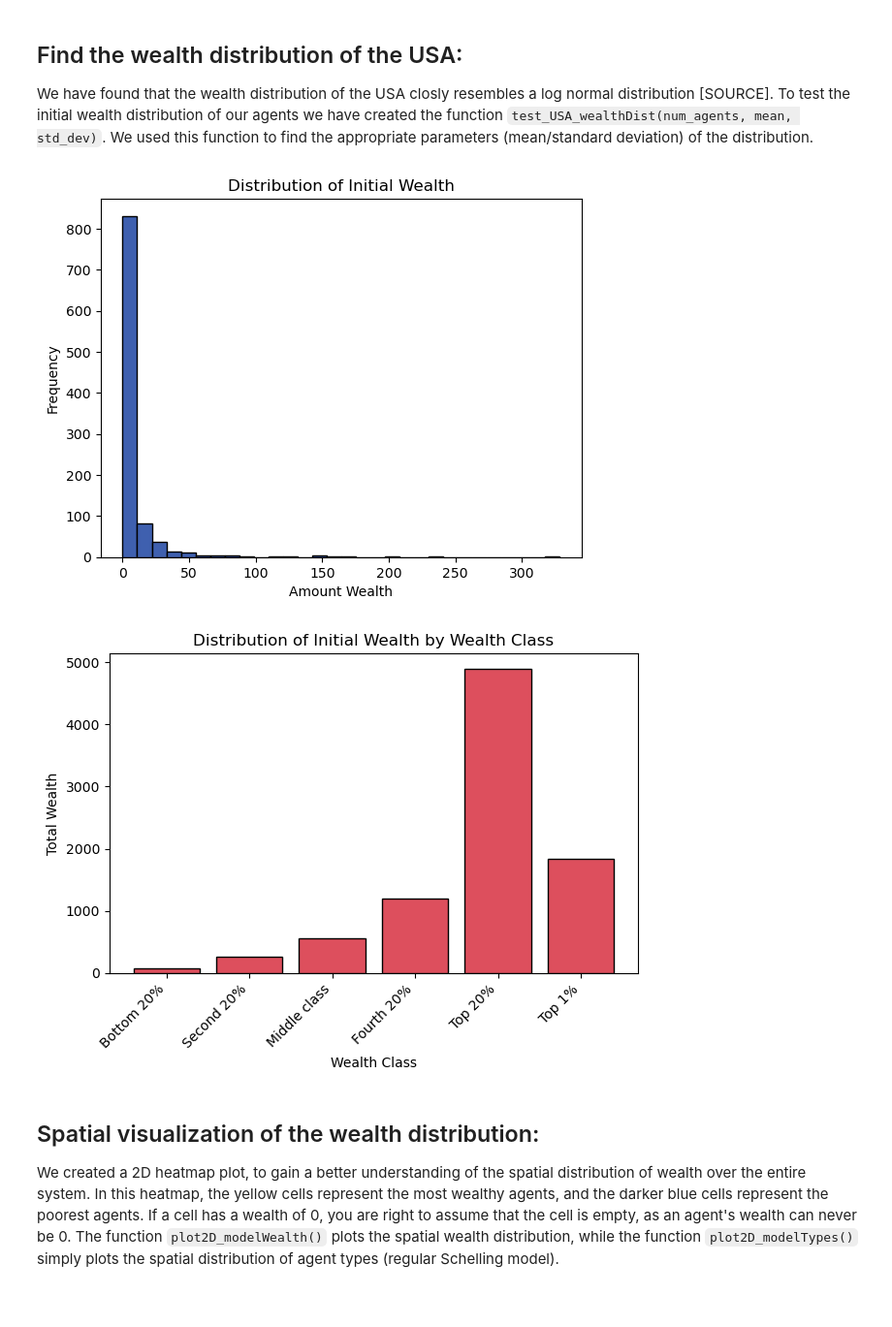
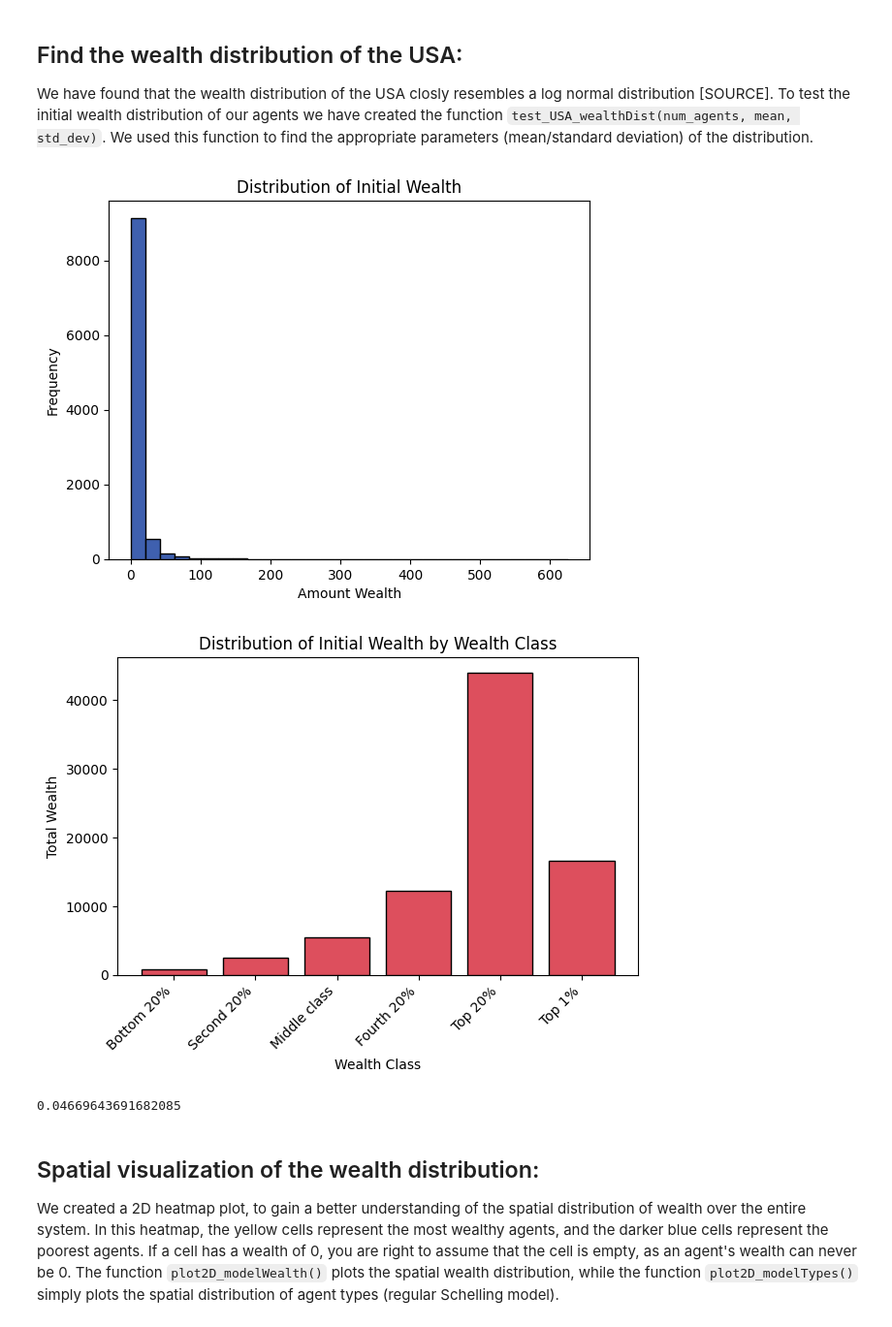
Before and after one commit to aM0NKE/ComplexSystemSimulation, a Jupyter notebook: mesa-schelling/final_analysis.ipynb, the cells around one changed output. Shown at 97% size. Drawn from its saved outputs; the diff is of its cells as text; code cells hidden in the pictures; blank space fills up the shorter version.

```diff
--- a/mesa-schelling/final_analysis.ipynb
+++ b/mesa-schelling/final_analysis.ipynb
@@ -55,36 +55,38 @@ def test_USAwealthDist(initial_wealth):
     # Categorize the wealth of each agent into different classes
     classes = np.zeros(len(initial_wealth))
     classes[initial_wealth >= thresholds[0]] = 5  # Top 1%
     classes[(initial_wealth >= thresholds[1]) & (initial_wealth < thresholds[0])] = 4  # Top 20% (excluding top 1%)
     classes[(initial_wealth >= thresholds[2]) & (initial_wealth < thresholds[1])] = 3  # Fourth 20%
     classes[(initial_wealth >= thresholds[3]) & (initial_wealth < thresholds[2])] = 2  # Middle class
     classes[(initial_wealth >= thresholds[4]) & (initial_wealth < thresholds[3])] = 1  # Second 20%
     classes[initial_wealth < thresholds[4]] = 0  # Bottom 20%
 
     # Calculate the total wealth owned by each wealth class
     wealth_by_class = [np.sum(np.array(initial_wealth)[classes == i]) for i in range(6)]
 
     # Plotting the total wealth owned by each wealth class
     class_labels = ['Bottom 20%', 'Second 20%', 'Middle class', 'Fourth 20%', 'Top 20%', 'Top 1%']
 
     plt.bar(class_labels, wealth_by_class, color='#dd4f5d', edgecolor='black')
     plt.xlabel('Wealth Class')
     plt.ylabel('Total Wealth')
     plt.title('Distribution of Initial Wealth by Wealth Class')
 
     plt.xticks(rotation=45, ha='right')  # Rotate and align x-axis labels
 
     plt.tight_layout()  # Adjust spacing for better visibility of labels
     plt.show()
 
-num_agents = 1000
+num_agents = 10000
 mean = 1.0  # Mean of the logarithm of the distribution
 std_dev = 1.5  # Standard deviation of the logarithm of the distribution
 initial_wealth = plot_lognormal_dist(num_agents, mean, std_dev)
 test_USAwealthDist(initial_wealth)
+print(np.var(initial_wealth) / num_agents)
 # %% [output]
-[figure, old version]
+[figure, new version]
-[figure, old version]
+[figure, new version]
+0.04669643691682085
 # %% [markdown]
 ## Spatial visualization of the wealth distribution:
 We created a 2D heatmap plot, to gain a better understanding of the spatial distribution of wealth over the entire system.
```
Also changed, not shown: parts of 9 cells of this notebook, 3 other files.
